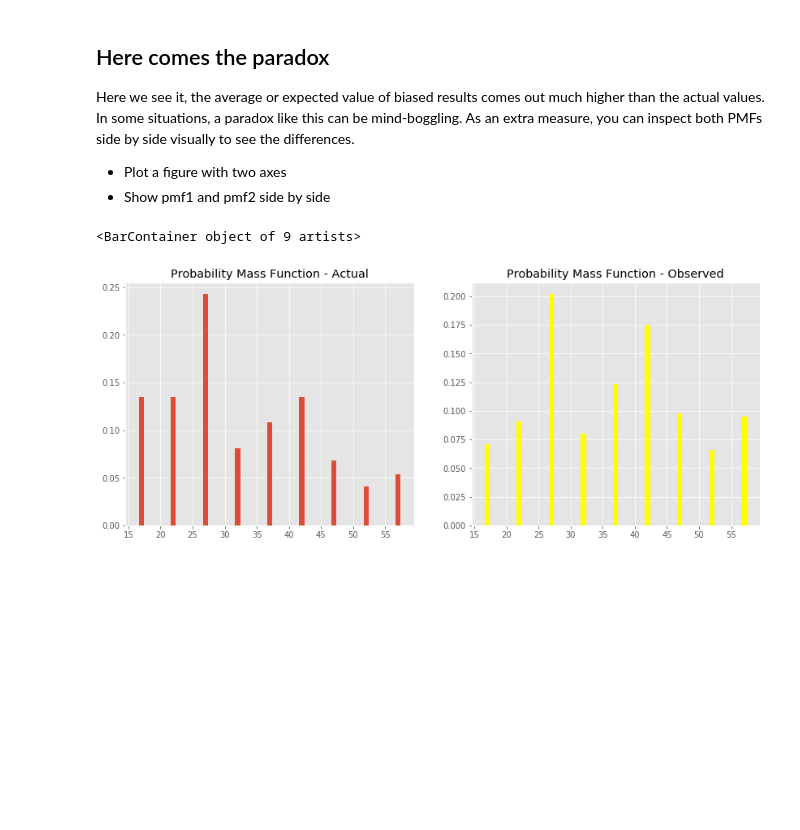
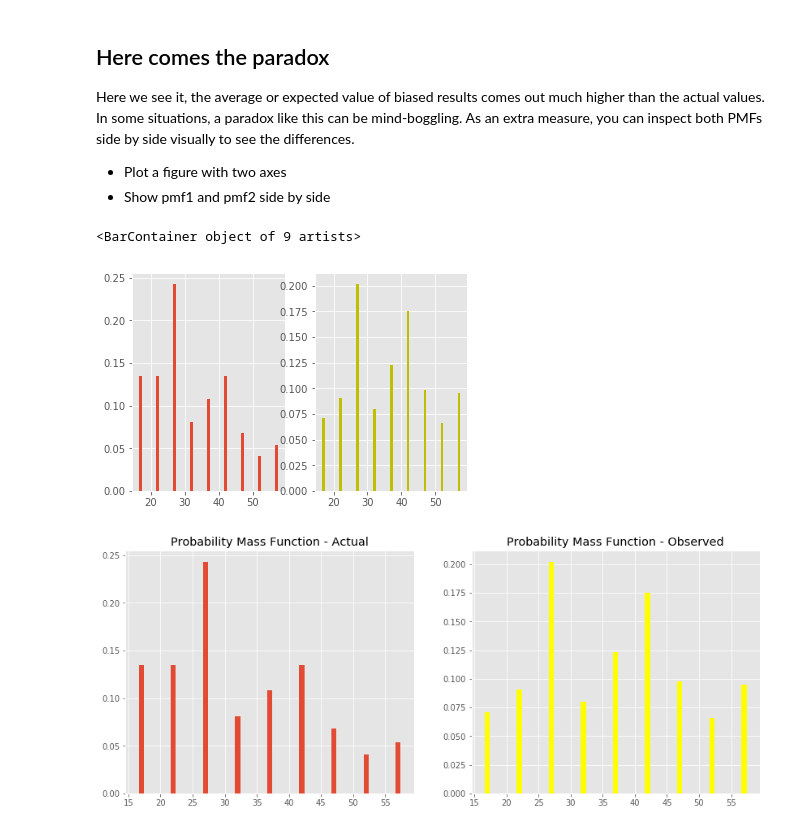
Before and after one commit to Pietrassyk/dsc-probability-mass-function-lab-nyc-ds-career-042219, a Jupyter notebook: index.ipynb, the cells around one changed output. Cells and saved outputs as stored; diff of their text form; code cells hidden in the pictures; blank space fills up the shorter version.

```diff
--- a/index.ipynb
+++ b/index.ipynb
@@ -155,12 +155,13 @@ Here we see it, the average or expected value of biased results comes out much h
 # %%
 plt.subplot(1,2,1)
 
-plt.bar(sizes,pmf,)
+plt.bar(sizes,pmf)
 
 plt.subplot(1,2,2)
-plt.bar(sizes,pmf2)
+plt.bar(sizes,pmf2, color = "y")
 # %% [output]
 <BarContainer object of 9 artists>
+[figure, added]
 # %%
 # Plot pmfs side by side
 # %% [output]
```
